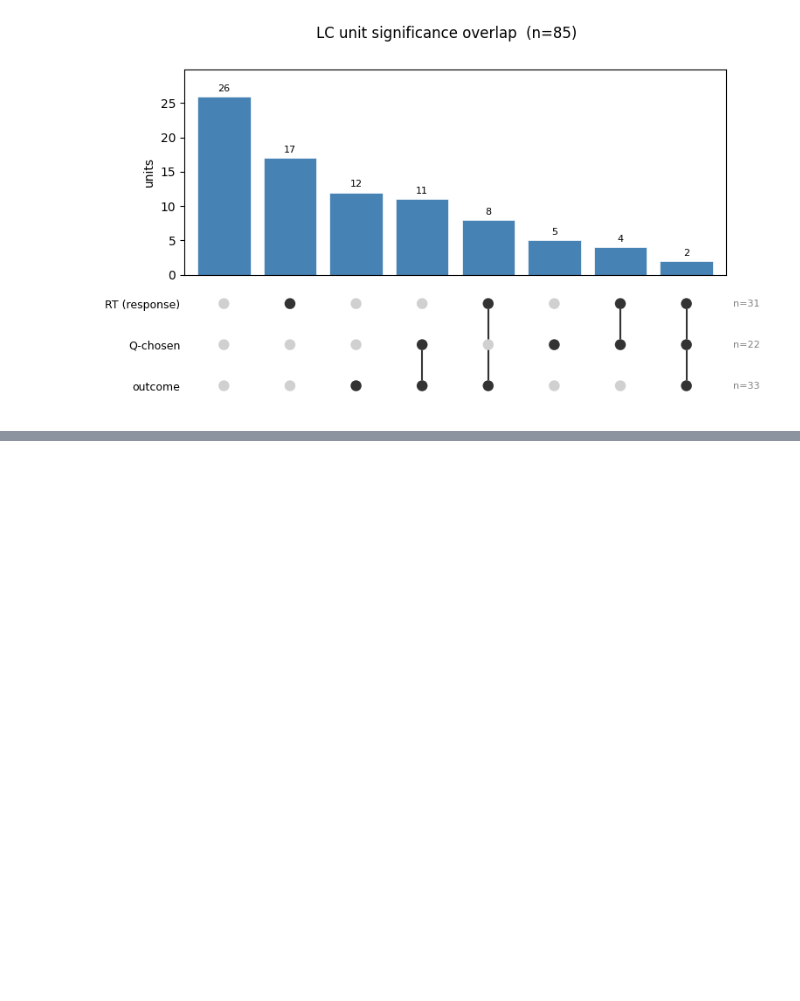
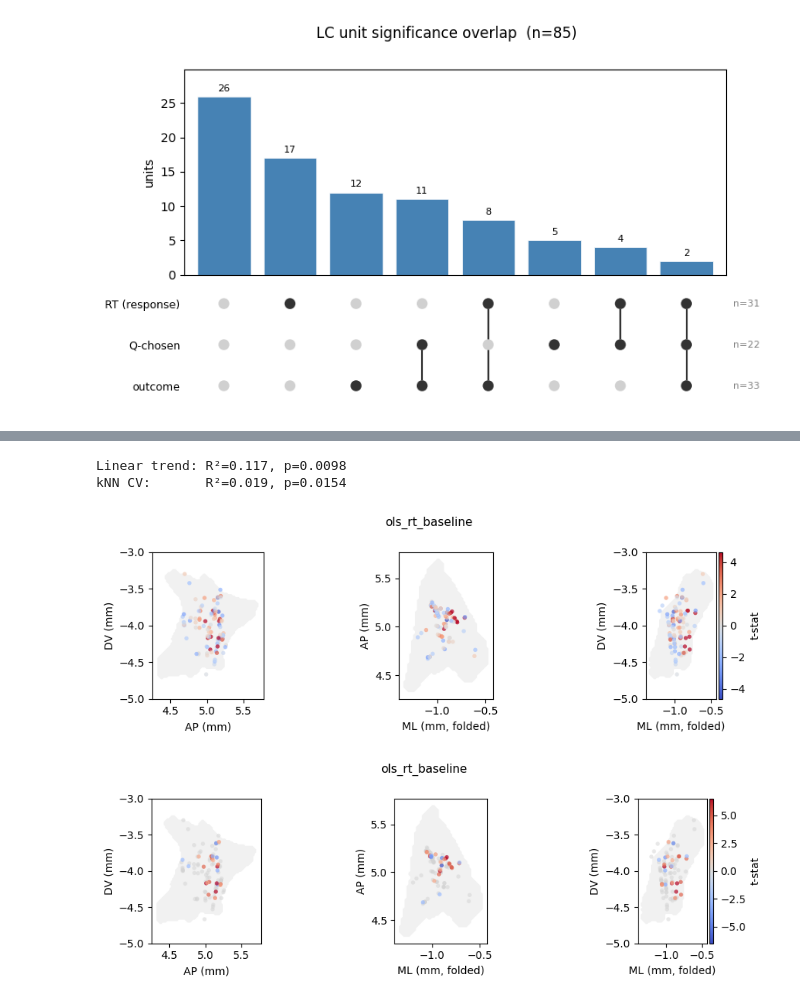
Before and after one commit to 1mattbecker/kinematics_analysis, a Jupyter notebook: code/rt_ols_registry_pipeline.ipynb, the cells around one changed output, grey strips where cells are left out. Cells and saved outputs as stored; diff of their text form; code cells hidden in the pictures; blank space fills up the shorter version.

```diff
--- a/code/rt_ols_registry_pipeline.ipynb
+++ b/code/rt_ols_registry_pipeline.ipynb
@@ -974,0 +983,19 @@ from per_unit_stats_registry import PerUnitStatsRegistry
+# %%
+
+# 3-panel map
+fig, axes = enc.plot(reg, "ols_rt_baseline")
+
+# with non-sig units greyed out
+fig, axes = enc.plot(reg, "ols_rt_baseline", use_sig=True)
+
+# spatial dependence test (signed + |t|)
+res = enc.test(reg, "ols_rt_baseline", permutations=5000)
+print(f"Linear trend: R²={res['signed']['linear_trend']['r2']:.3f}, "
+      f"p={res['signed']['linear_trend']['p_perm']:.4f}")
+print(f"kNN CV:       R²={res['signed']['cv_predictability_knn']['r2_cv']:.3f}, "
+      f"p={res['signed']['cv_predictability_knn']['p_perm']:.4f}")
+# %% [output]
+Linear trend: R²=0.117, p=0.0098
+kNN CV:       R²=0.019, p=0.0154
+[figure, added]
+[figure, added]
```
Also changed, not shown: parts of 16 cells of this notebook, 2 other files.
